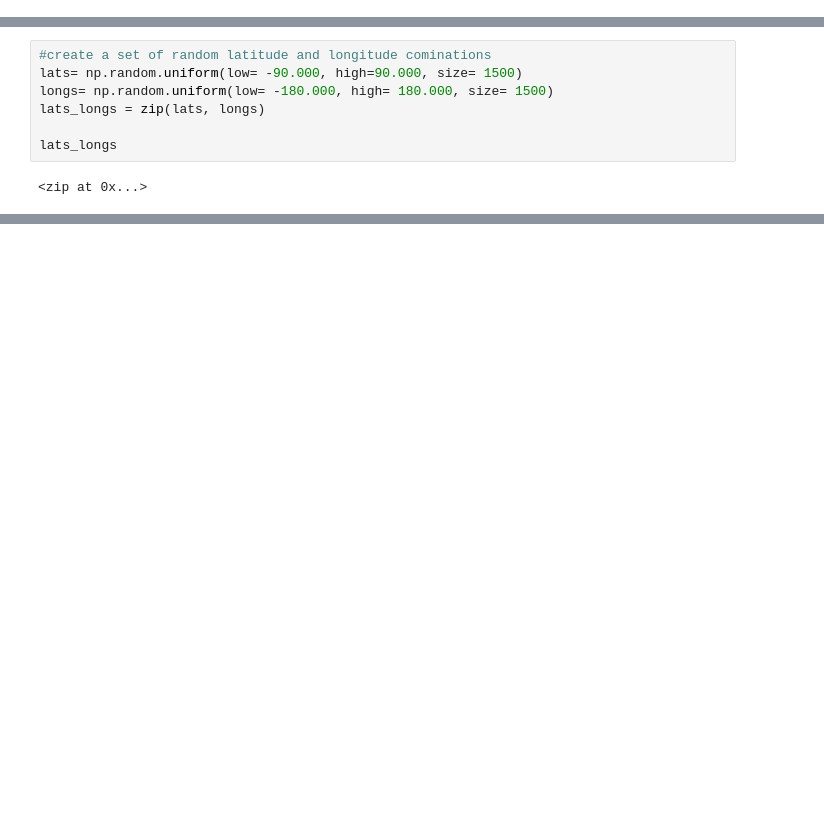
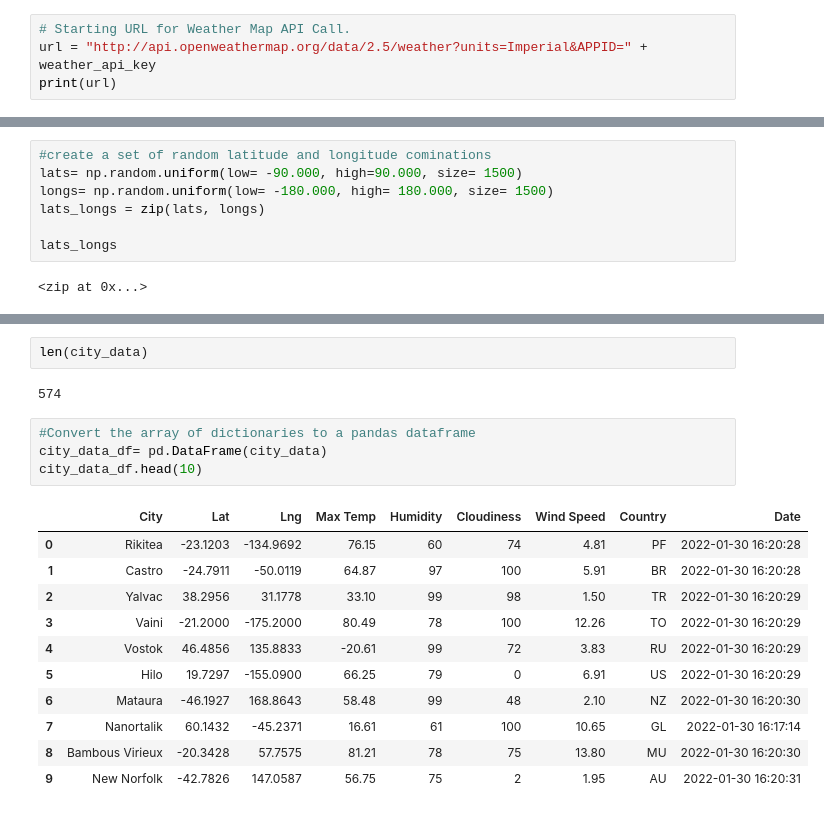
Before and after one commit to bktescher/world_weather, a Jupyter notebook: weatherpy.ipynb, the cells around one changed output, grey strips where cells are left out. Drawn from its saved outputs; the diff is of its cells as text; blank space fills up the shorter version.

```diff
--- a/weatherpy.ipynb
+++ b/weatherpy.ipynb
@@ -6,0 +11,4 @@ from citipy import citipy
+# %%
+# Starting URL for Weather Map API Call.
+url = "http://api.openweathermap.org/data/2.5/weather?units=Imperial&APPID=" + weather_api_key
+print(url)
@@ -32,0 +128,20 @@ len(cities)
+# %%
+len(city_data)
+# %% [output]
+574
+# %%
+#Convert the array of dictionaries to a pandas dataframe
+city_data_df= pd.DataFrame(city_data)
+city_data_df.head(10)
+# %% [output]
+|  | City | Lat | Lng | Max Temp | Humidity | Cloudiness | Wind Speed | Country | Date |
+| 0 | Rikitea | -23.1203 | -134.9692 | 76.15 | 60 | 74 | 4.81 | PF | 2022-01-30 16:20:28 |
+| 1 | Castro | -24.7911 | -50.0119 | 64.87 | 97 | 100 | 5.91 | BR | 2022-01-30 16:20:28 |
+| 2 | Yalvac | 38.2956 | 31.1778 | 33.10 | 99 | 98 | 1.50 | TR | 2022-01-30 16:20:29 |
+| 3 | Vaini | -21.2000 | -175.2000 | 80.49 | 78 | 100 | 12.26 | TO | 2022-01-30 16:20:29 |
+| 4 | Vostok | 46.4856 | 135.8833 | -20.61 | 99 | 72 | 3.83 | RU | 2022-01-30 16:20:29 |
+| 5 | Hilo | 19.7297 | -155.0900 | 66.25 | 79 | 0 | 6.91 | US | 2022-01-30 16:20:29 |
+| 6 | Mataura | -46.1927 | 168.8643 | 58.48 | 99 | 48 | 2.10 | NZ | 2022-01-30 16:20:30 |
+| 7 | Nanortalik | 60.1432 | -45.2371 | 16.61 | 61 | 100 | 10.65 | GL | 2022-01-30 16:17:14 |
+| 8 | Bambous Virieux | -20.3428 | 57.7575 | 81.21 | 78 | 75 | 13.80 | MU | 2022-01-30 16:20:30 |
+| 9 | New Norfolk | -42.7826 | 147.0587 | 56.75 | 75 | 2 | 1.95 | AU | 2022-01-30 16:20:31 |
```
Also changed, not shown: parts of 5 cells of this notebook, 3 other files.
